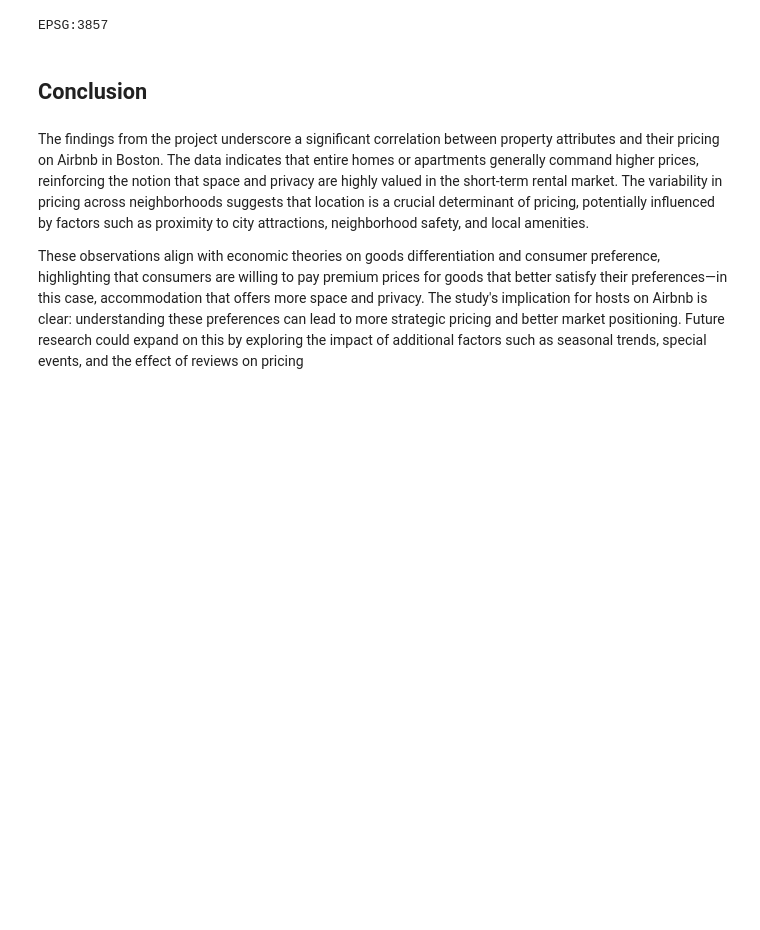
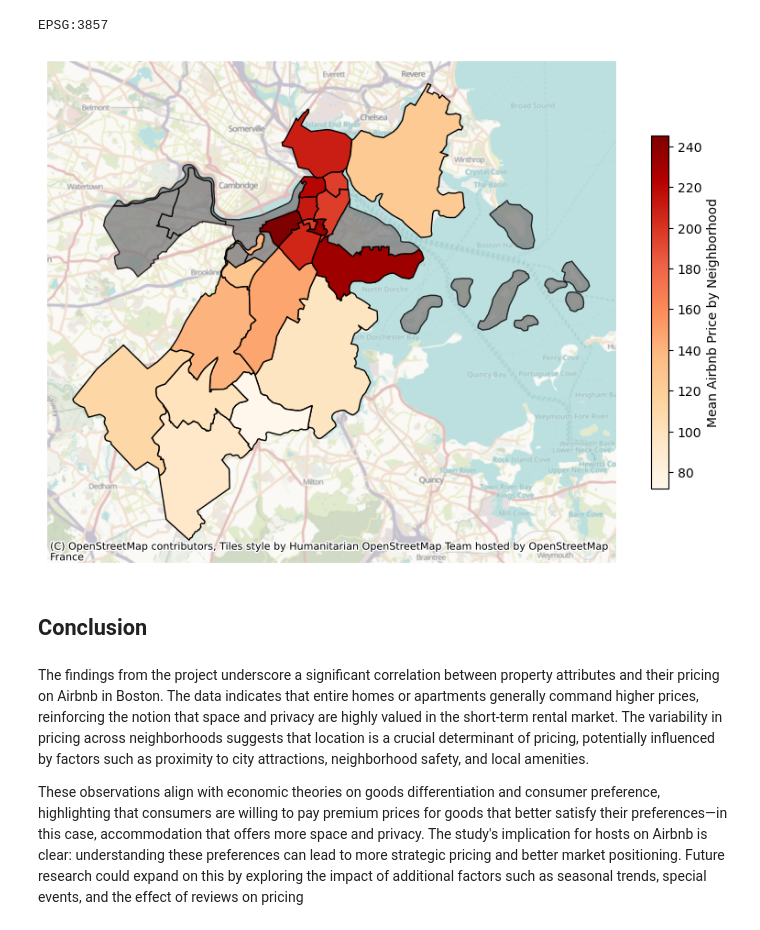
Before and after one commit to ECO225-W2024/project-one-code-32record, a Jupyter notebook: Project1 notebook.ipynb, the cells around one changed output. Drawn from its saved outputs; the diff is of its cells as text; code cells hidden in the pictures; blank space fills up the shorter version.

```diff
--- a/Project1 notebook.ipynb
+++ b/Project1 notebook.ipynb
@@ -699,21 +713,23 @@ EPSG:3857
 # %%
 fig, ax = plt.subplots(1, 1, figsize=(10, 10))
 # Plot the neighborhoods with prices using OrRd colormap
 gdf_combined.dropna(subset=['price']).plot(column='price', ax=ax, legend=True,
                                   legend_kwds={'label': "Mean Airbnb Price by Neighborhood",
                                                'shrink': 0.5},
                                   cmap='OrRd', edgecolor="k")
 
 # Plot the neighborhoods without prices in grey and keep the borders
-gdf_combined[gdf_combined['price'].isna()].plot(ax=ax, color='grey', edgecolor="k")
+gdf_combined[gdf_combined['price'].isna()].plot(ax=ax, color='grey', edgecolor="k", alpha=0.8)
 
 # Add a basemap for context
-ctx.add_basemap(ax, crs=gdf_combined.crs)
+ctx.add_basemap(ax, crs=gdf.crs, alpha=0.6)
 
 # Remove axis
 ax.set_axis_off()
 
 plt.show()
+# %% [output]
+[figure, added]
 # %% [markdown]
 ## Conclusion
 # %% [markdown]
```
Also changed, not shown: parts of 9 cells of this notebook.
